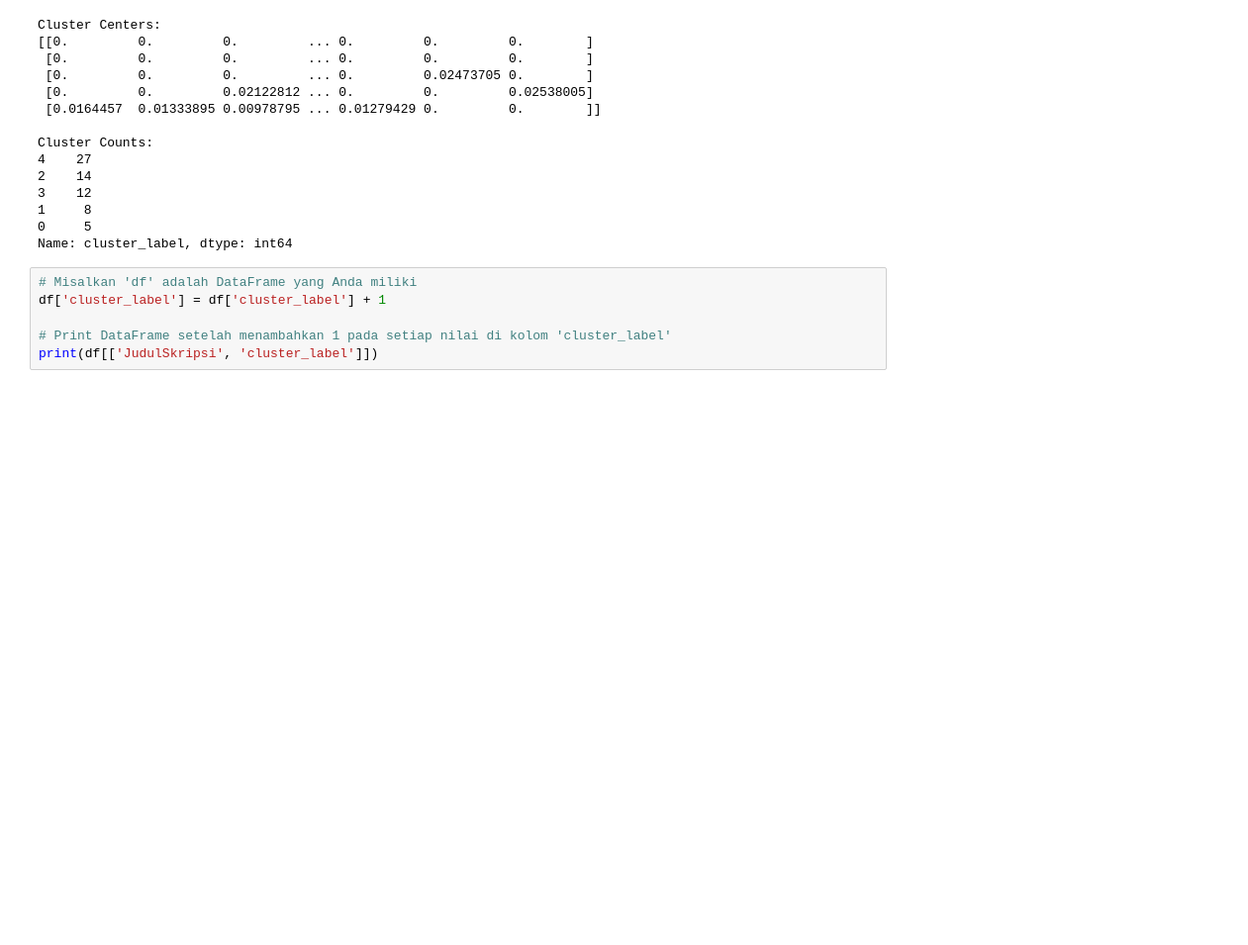
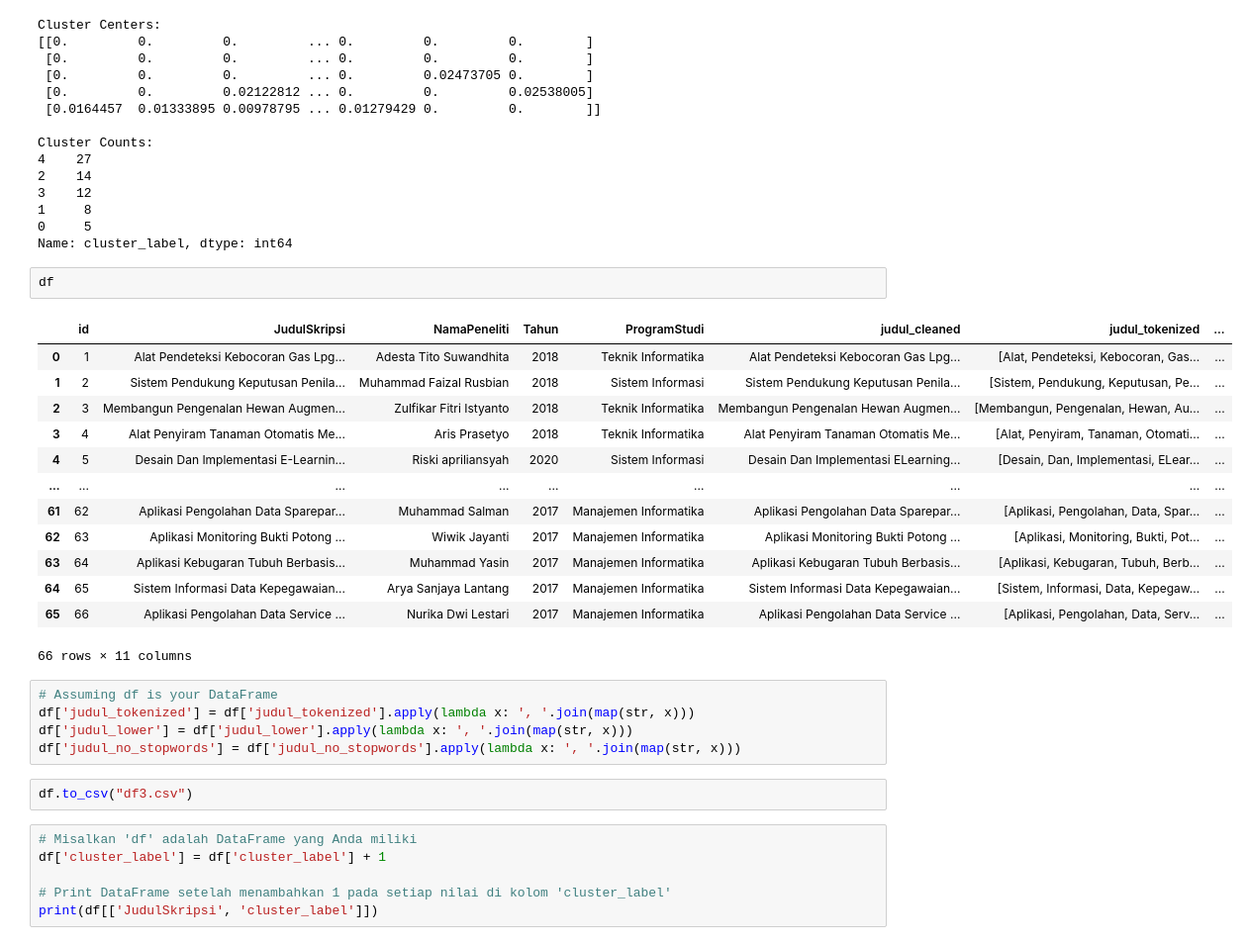
Before and after one commit to bimadewantoro/WebClustering, a Jupyter notebook: clustering.ipynb, the cells around one changed output. Shown: that part at 99% size. Drawn from its saved outputs; the diff is of its cells as text; blank space fills up the shorter version.

```diff
--- a/clustering.ipynb
+++ b/clustering.ipynb
@@ -129,6 +272,29 @@ Cluster Counts:
 1     8
 0     5
 Name: cluster_label, dtype: int64
+# %%
+df
+# %% [output]
+|  | id | JudulSkripsi | NamaPeneliti | Tahun | ProgramStudi | judul_cleaned | judul_tokenized | ... |
+| 0 | 1 | Alat Pendeteksi Kebocoran Gas Lpg... | Adesta Tito Suwandhita | 2018 | Teknik Informatika | Alat Pendeteksi Kebocoran Gas Lpg... | [Alat, Pendeteksi, Kebocoran, Gas... | ... |
+| 1 | 2 | Sistem Pendukung Keputusan Penila... | Muhammad Faizal Rusbian | 2018 | Sistem Informasi | Sistem Pendukung Keputusan Penila... | [Sistem, Pendukung, Keputusan, Pe... | ... |
+| 2 | 3 | Membangun Pengenalan Hewan Augmen... | Zulfikar Fitri Istyanto | 2018 | Teknik Informatika | Membangun Pengenalan Hewan Augmen... | [Membangun, Pengenalan, Hewan, Au... | ... |
+| 3 | 4 | Alat Penyiram Tanaman Otomatis Me... | Aris Prasetyo | 2018 | Teknik Informatika | Alat Penyiram Tanaman Otomatis Me... | [Alat, Penyiram, Tanaman, Otomati... | ... |
+| 4 | 5 | Desain Dan Implementasi E-Learnin... | Riski apriliansyah | 2020 | Sistem Informasi | Desain Dan Implementasi ELearning... | [Desain, Dan, Implementasi, ELear... | ... |
+| ... | ... | ... | ... | ... | ... | ... | ... | ... |
+| 61 | 62 | Aplikasi Pengolahan Data Sparepar... | Muhammad Salman | 2017 | Manajemen Informatika | Aplikasi Pengolahan Data Sparepar... | [Aplikasi, Pengolahan, Data, Spar... | ... |
+| 62 | 63 | Aplikasi Monitoring Bukti Potong ... | Wiwik Jayanti | 2017 | Manajemen Informatika | Aplikasi Monitoring Bukti Potong ... | [Aplikasi, Monitoring, Bukti, Pot... | ... |
+| 63 | 64 | Aplikasi Kebugaran Tubuh Berbasis... | Muhammad Yasin | 2017 | Manajemen Informatika | Aplikasi Kebugaran Tubuh Berbasis... | [Aplikasi, Kebugaran, Tubuh, Berb... | ... |
+| 64 | 65 | Sistem Informasi Data Kepegawaian... | Arya Sanjaya Lantang | 2017 | Manajemen Informatika | Sistem Informasi Data Kepegawaian... | [Sistem, Informasi, Data, Kepegaw... | ... |
+| 65 | 66 | Aplikasi Pengolahan Data Service ... | Nurika Dwi Lestari | 2017 | Manajemen Informatika | Aplikasi Pengolahan Data Service ... | [Aplikasi, Pengolahan, Data, Serv... | ... |
+66 rows × 11 columns
+# %%
+# Assuming df is your DataFrame
+df['judul_tokenized'] = df['judul_tokenized'].apply(lambda x: ', '.join(map(str, x)))
+df['judul_lower'] = df['judul_lower'].apply(lambda x: ', '.join(map(str, x)))
+df['judul_no_stopwords'] = df['judul_no_stopwords'].apply(lambda x: ', '.join(map(str, x)))
+# %%
+df.to_csv("df3.csv")
 # %%
 # Misalkan 'df' adalah DataFrame yang Anda miliki
 df['cluster_label'] = df['cluster_label'] + 1
```
Also changed, not shown: parts of 8 cells of this notebook, 8 other files.
